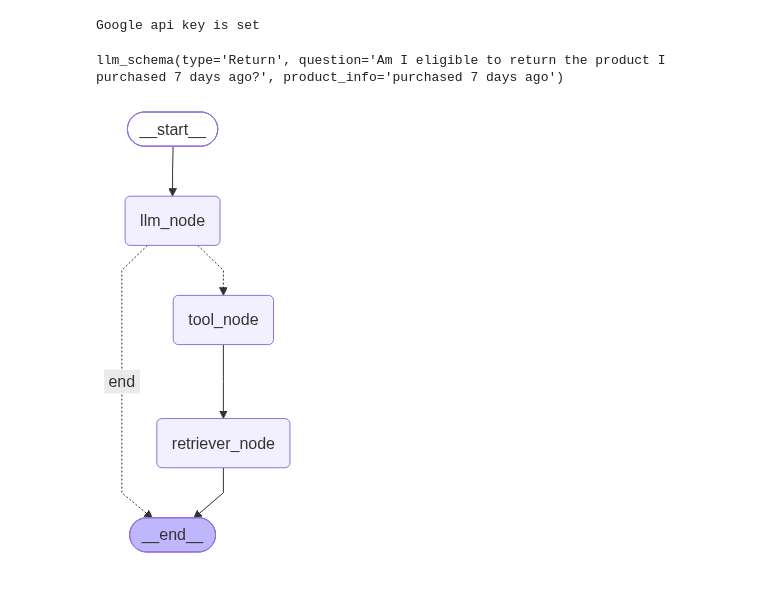
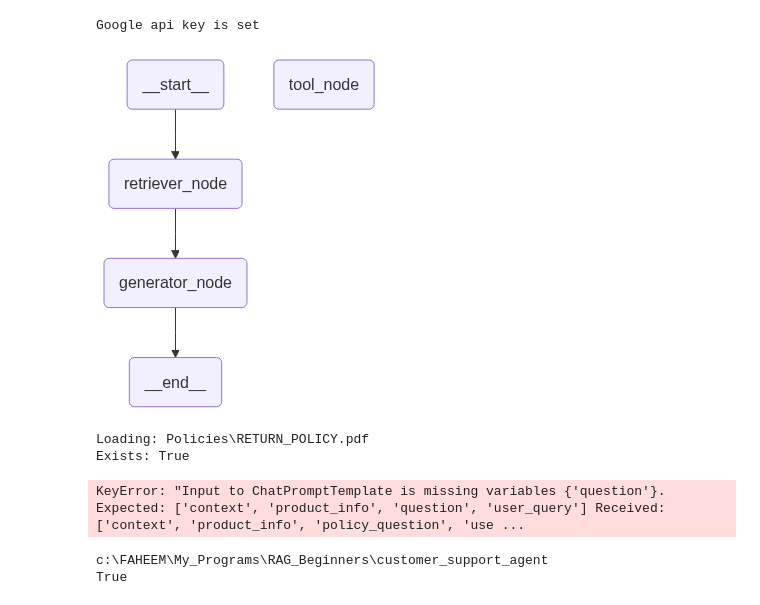
Before and after one commit to IamFJ03/RAG_Tutorial, a Jupyter notebook: customer_support_agent/main.ipynb, the cells around one changed output. Cells and saved outputs as stored; diff of their text form; code cells hidden in the pictures.

```diff
--- a/customer_support_agent/main.ipynb
+++ b/customer_support_agent/main.ipynb
@@ -35,11 +35,6 @@ class graph_schema(TypedDict):
     answer: str
 # %%
 llm_with_schema = llm.with_structured_output(llm_schema)
-
-result = llm_with_schema.invoke("I want to return my product that i bought 7 days ago")
-result
-# %% [output]
-llm_schema(type='Return', question='Am I eligible to return the product I purchased 7 days ago?', product_info='purchased 7 days ago')
 # %%
 from langchain_core.tools import tool
 
@@ -161,19 +173,41 @@ def tool_needed(state: graph_schema) -> str:
 # %%
 from langgraph.graph import StateGraph, START, END
 
 graph = StateGraph(graph_schema)
 
-graph.add_node("llm_node", llm_node)
+graph.add_node("retriever_node", retriever_node)
 graph.add_node("tool_node", tool_node)
-graph.add_node("retriever_node", retriever_node)
+graph.add_node("generator_node", generator_node)
 
-graph.add_edge(START, "llm_node")
-graph.add_conditional_edges("llm_node", tool_needed, {"tool_node": "tool_node", "end": END})
-graph.add_edge("tool_node", "retriever_node")
-graph.add_edge("retriever_node", END)
+graph.add_edge(START, "retriever_node")
+#graph.add_conditional_edges("llm_node", tool_needed, {"tool_node": "tool_node", "end": END})
+graph.add_edge("retriever_node", "generator_node")
+graph.add_edge("generator_node", END)
 
 customer_support_agent = graph.compile()
 
 customer_support_agent
 # %% [output]
-[figure, old version]
+[figure, new version]
+# %%
+response = customer_support_agent.invoke({
+    "query": "I want to return a laptop i bought 5 days ago",
+    "document": [],
+    "policy_question":"",
+    "product_info": "",
+    "answer": ""
+})
+
+response
+# %% [output]
+Loading: Policies\RETURN_POLICY.pdf
+Exists: True
+KeyError: "Input to ChatPromptTemplate is missing variables {'question'}.  Expected: ['context', 'product_info', 'question', 'user_query'] Received: ['context', 'product_info', 'policy_question', 'use ...
+# %%
+import os
+
+print(os.getcwd())
+print(os.path.exists("Policies/RETURN_POLICY.pdf"))
+# %% [output]
+c:\FAHEEM\My_Programs\RAG_Beginners\customer_support_agent
+True
```
Also changed, not shown: parts of 1 cell of this notebook, 1 other file.
